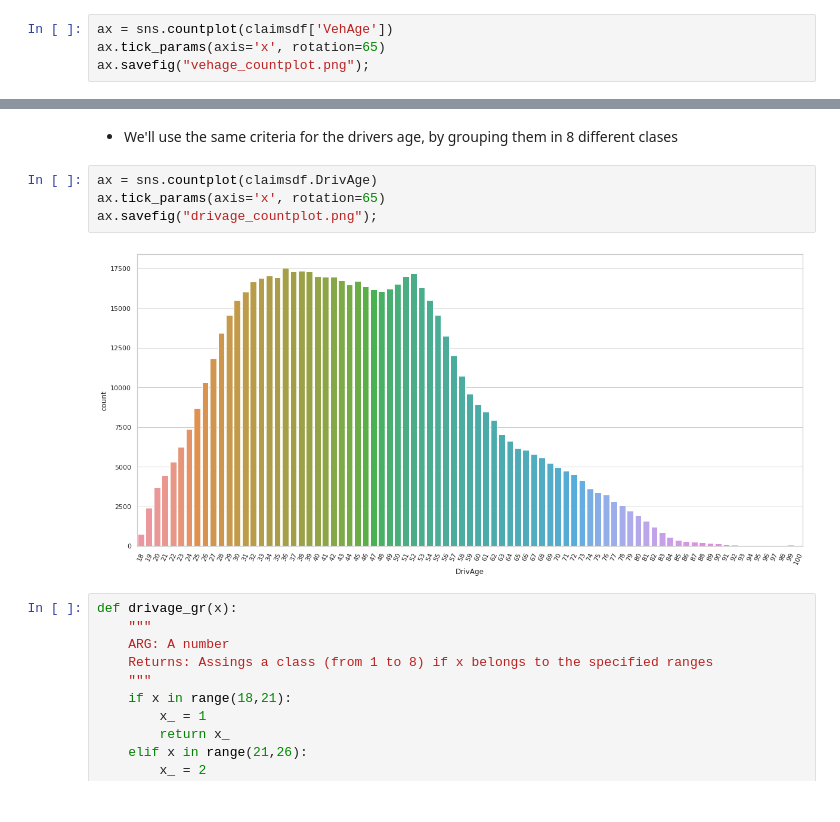
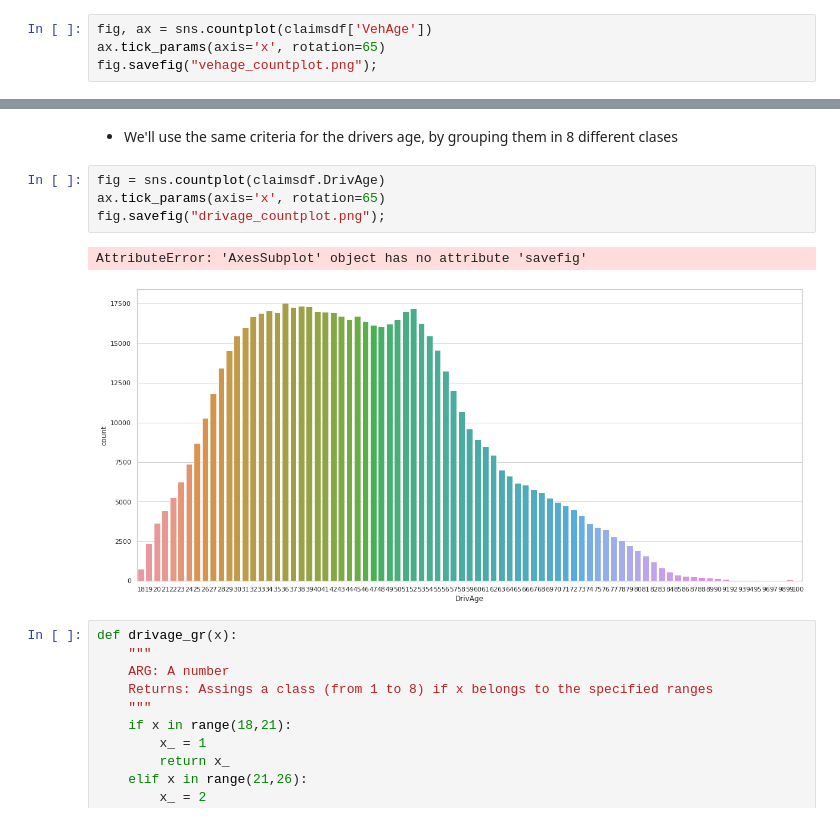
Before and after one commit to JulianTrufero/Claims-Frequency-Predicitons, a Jupyter notebook: Notebooks/claims_data.ipynb, the cells around one changed output, grey strips where cells are left out. Drawn from its saved outputs; the diff is of its cells as text.

```diff
--- a/Notebooks/claims_data.ipynb
+++ b/Notebooks/claims_data.ipynb
@@ -261,7 +261,7 @@ veh_power
 # %% [markdown]
 #### VEHICLE AGE
 # %%
-ax = sns.countplot(claimsdf['VehAge'])
+fig, ax = sns.countplot(claimsdf['VehAge'])
 ax.tick_params(axis='x', rotation=65)
-ax.savefig("vehage_countplot.png");
+fig.savefig("vehage_countplot.png");
 # %% [output]
@@ -299,11 +295,12 @@ veh_age
 # %% [markdown]
 - We'll use the same criteria for the drivers age, by grouping them in 8 different clases
 # %%
-ax = sns.countplot(claimsdf.DrivAge)
+fig = sns.countplot(claimsdf.DrivAge)
 ax.tick_params(axis='x', rotation=65)
-ax.savefig("drivage_countplot.png");
+fig.savefig("drivage_countplot.png");
 # %% [output]
+AttributeError: 'AxesSubplot' object has no attribute 'savefig'
-[figure, old version]
+[figure, new version]
 # %%
 def drivage_gr(x):
     """
```
Also changed, not shown: parts of 19 cells of this notebook, 20 other files.
